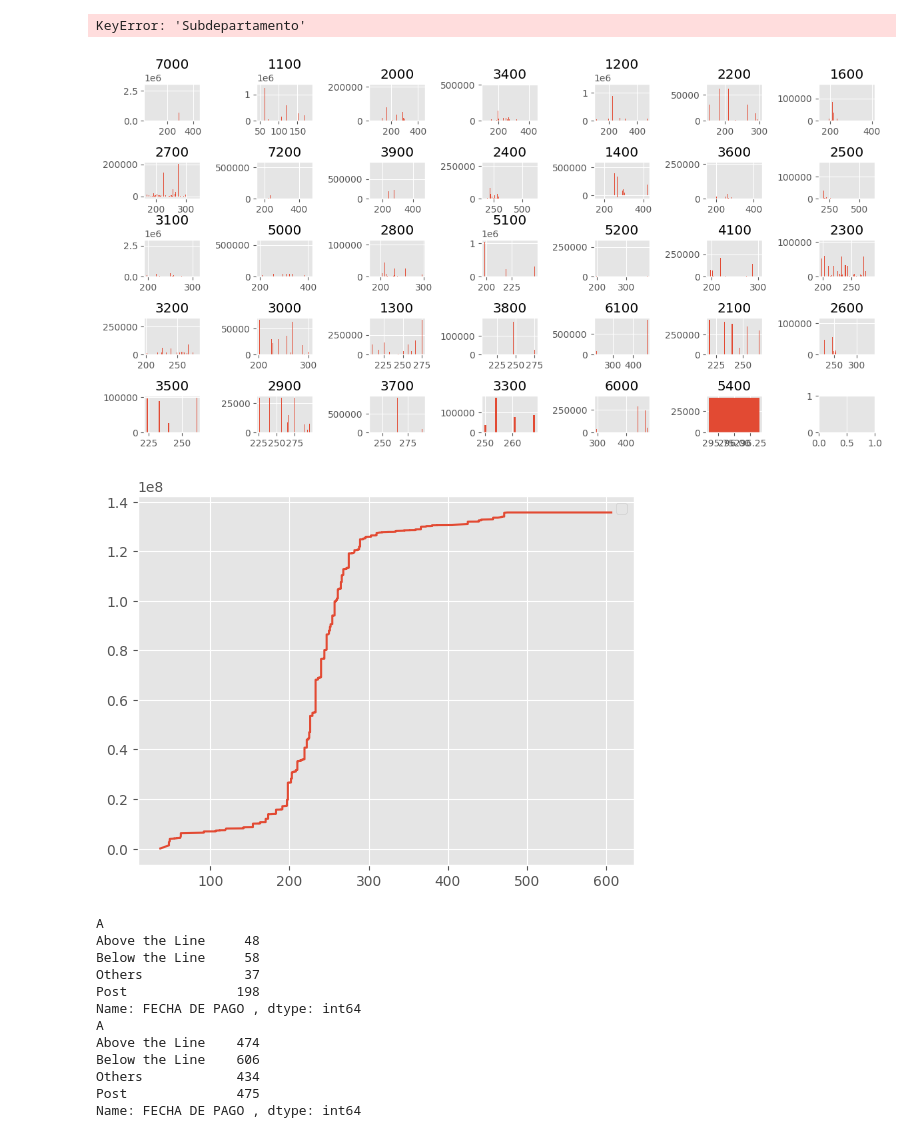
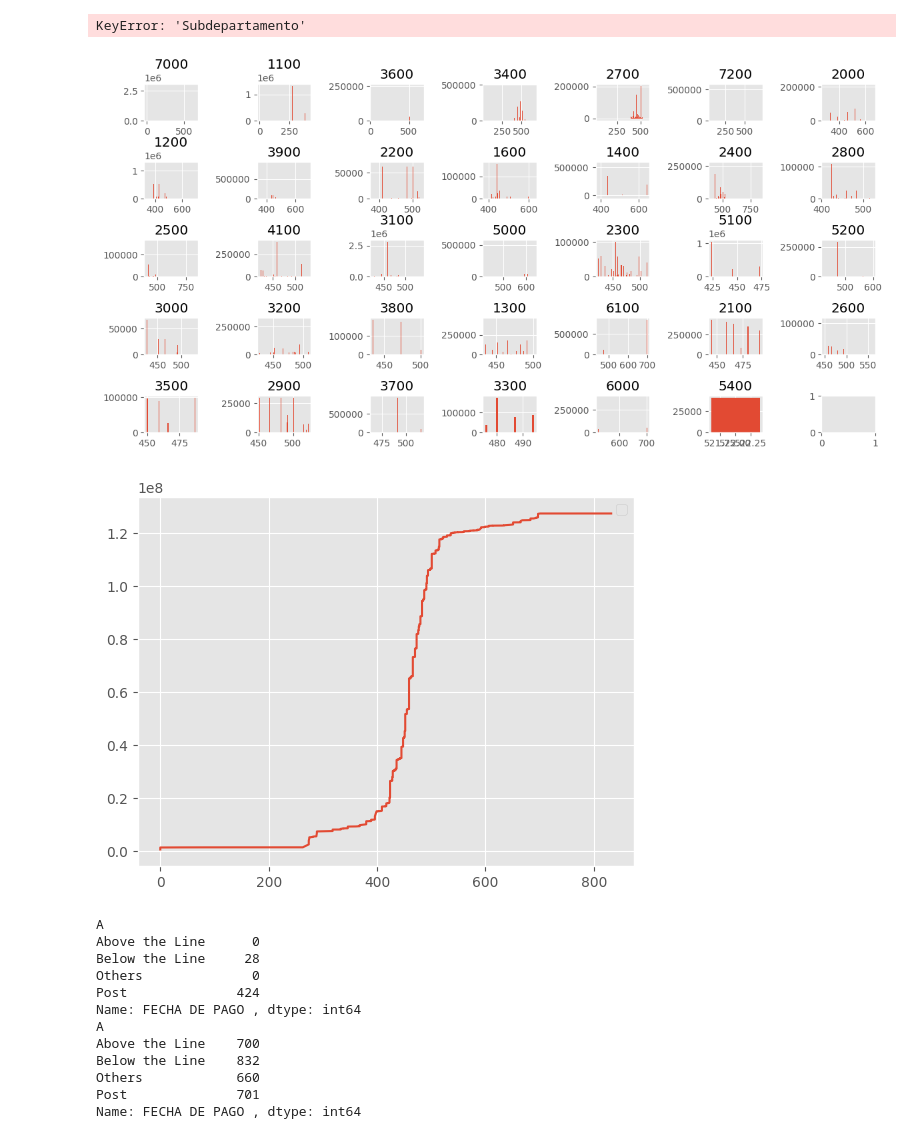
Before and after one commit to BertecM/Explore-proy, a Jupyter notebook: pryoecto.ipynb, the cells around one changed output. Drawn from its saved outputs; the diff is of its cells as text; code cells hidden in the pictures.

```diff
--- a/pryoecto.ipynb
+++ b/pryoecto.ipynb
@@ -19,18 +19,27 @@ array(['CONTROL', '# CHEQUE', 'PARTIDA PRESUPUESTAL', 'UIDD/FOLIO FISCAL',
        'RET ISR.1', 'TOTAL.1', 'CAMBIOS', 'Unnamed: 36'], dtype=object)
 # %%
 # Eliminar filas vacías o irrelevantes en df_resumen
-df_numeros = df_resumen.dropna(subset=["TIPO", "Valida", "TIPO","TOTAL","FECHA DE PAGO "], how='all')
+df_numeros = df_resumen.dropna(subset=["TIPO", "Valida", "TIPO","TOTAL","FECHA DE PAGO ","SUBTOTAL","PARTIDA PRESUPUESTAL"], how='all')
 
 
 # Asegurar que los datos numéricos estén en el formato correcto
 df_numeros = df_numeros[pd.to_numeric(df_numeros['FECHA DE PAGO '], errors='coerce').notna()]
 df_numeros=df_numeros.loc[df_numeros["FECHA DE PAGO "] != -45168, :]
-df_numeros=df_numeros.loc[df_numeros["Valida"] != "Balance", :]
+cuentas=df_numeros["PARTIDA PRESUPUESTAL"].unique()
+cuentas.sort()
+cuentas=cuentas[:-9]
+df_numeros=df_numeros[df_numeros['PARTIDA PRESUPUESTAL'].isin(cuentas)]
+#df_numeros=df_numeros.loc[df_numeros["Valida"] != "Balance", :]
+df_numeros["FECHA DE PAGO "]=df_numeros["FECHA DE PAGO "]-df_numeros["FECHA DE PAGO "].min()
 df_numeros=df_numeros.loc[df_numeros["FECHA DE PAGO "] >= 0, :]
 df_numeros = df_numeros.dropna(subset=['TOTAL'])
-#df_numeros["FECHA DE PAGO "]-= df_numeros["FECHA DE PAGO "].min()
-#display(df_detalle)
+df_numeros = df_numeros.dropna(subset=['SUBTOTAL'])
+df_numeros = df_numeros.dropna(subset=['PARTIDA PRESUPUESTAL'])
+
+
 display(df_numeros)
+#np.sum(df_numeros["SUBTOTAL"])
+cuentas
 # %% [output]
 |  | CONTROL | # CHEQUE | PARTIDA PRESUPUESTAL | UIDD/FOLIO FISCAL | DIRECCION | REGIMEN FISCAL | ... |
 | 3 | N001 | 0001 | 7007-009 | 0.0 | 86127 | Régimen Simplificado de Confianza | ... |
@@ -76,9 +87,9 @@ max    2.910893e+06    562.000000  2.415566e+06      NaN -44700.305532
 # %%
 # Crear la nueva columna tomando solo la parte antes del guion
-df_numeros['Cuentasb'] = df_numeros['Valida'].str.split('-').str[0]
-df_numeros['Cuentasd2'] = df_numeros['Valida'].str[:2]+"00"
+df_numeros['Cuentasb'] = df_numeros['PARTIDA PRESUPUESTAL'].str.split('-').str[0]
+df_numeros['Cuentasd2'] = df_numeros['PARTIDA PRESUPUESTAL'].str[:2]+"00"
 print(len(df_numeros["Cuentasd2"].unique()))
-print(df_numeros["Valida"].isna().sum())
+print(df_numeros["PARTIDA PRESUPUESTAL"].isna().sum())
 print(df_numeros['Cuentasd2'])
 # %% [output]
 34
@@ -102,7 +113,7 @@ departamentos = list(df_numeros["Cuentasd2"].unique())
 
 
 for i in departamentos:
-    coso = list(df_numeros.loc[df_numeros["Cuentasd2"] == i, 'TOTAL'])
+    coso = list(df_numeros.loc[df_numeros["Cuentasd2"] == i, 'SUBTOTAL'])
     semanas = list(df_numeros.loc[df_numeros["Cuentasd2"] == i, "FECHA DE PAGO "])
     plt.bar(semanas,coso,label=i)
     #print(coso)
@@ -114,7 +125,7 @@ plt.show()
 # %%
 sumas=[]
 for i in departamentos:
-    e = sum(list(df_numeros.loc[df_numeros["Cuentasd2"] == i, 'TOTAL']))
+    e = sum(list(df_numeros.loc[df_numeros["Cuentasd2"] == i, 'SUBTOTAL']))
     sumas.append(e)
 pie=pd.DataFrame({'sumas':sumas,'departamentos':departamentos})
 pie.sort_values(by="sumas")
@@ -226,25 +237,26 @@ for ax, i in zip(axes.flat, departamentos):
 plt.tight_layout()  # Ajusta los gráficos para evitar superposición
 plt.show()
 # %% [output]
-[figure, old version]
+[figure, new version]
 # %%
 df_numeros.sort_values('FECHA DE PAGO ', ascending=True, inplace=True)
 # %%
 import numpy as np
-acumulado=np.cumsum(df_numeros["TOTAL"])
+acumulado=np.cumsum(df_numeros["SUBTOTAL"])
 semanas = list(df_numeros.loc[df_numeros["Cuentasd2"] == i, "FECHA DE PAGO "])
 plt.plot(df_numeros["FECHA DE PAGO "],acumulado)
     #print(coso)
 plt.legend()
 
 plt.show()
 # %% [output]
-[figure, old version]
+[figure, new version]
 # %%
 df_budget = pd.read_excel("data/CR EJEMPLO MOD.xlsx", sheet_name="Budget")
-df_budget.columns=["A","B","C","D","Valida","F","G","H","I","J","K"]
+df_budget.columns=["A","B","C","D","PARTIDA PRESUPUESTAL","F","G","H","I","J","K"]
 #df_budget.rename(columns={'Valida': 'Unnamed: 5'}, inplace=True)
-df_unida = df_numeros.merge(df_budget, on='Valida')
+print(len(df_budget["PARTIDA PRESUPUESTAL"]))
+df_unida = df_numeros.merge(df_budget, on='PARTIDA PRESUPUESTAL')
 df_unida = df_unida.dropna(subset=['C'])
 #df_budget.columns.values
 etapas=df_unida["A"].unique()
@@ -263,16 +275,16 @@ print(df_unida.groupby("A")["FECHA DE PAGO "].max())
 #etapas
 # %% [output]
 A
-Above the Line     48
-Below the Line     58
-Others             37
-Post              198
+Above the Line      0
+Below the Line     28
+Others              0
+Post              424
 Name: FECHA DE PAGO , dtype: int64
 A
-Above the Line    474
-Below the Line    606
-Others            434
-Post              475
+Above the Line    700
+Below the Line    832
+Others            660
+Post              701
 Name: FECHA DE PAGO , dtype: int64
 # %%
 %matplotlib inline
```
Also changed, not shown: parts of 10 cells of this notebook.
